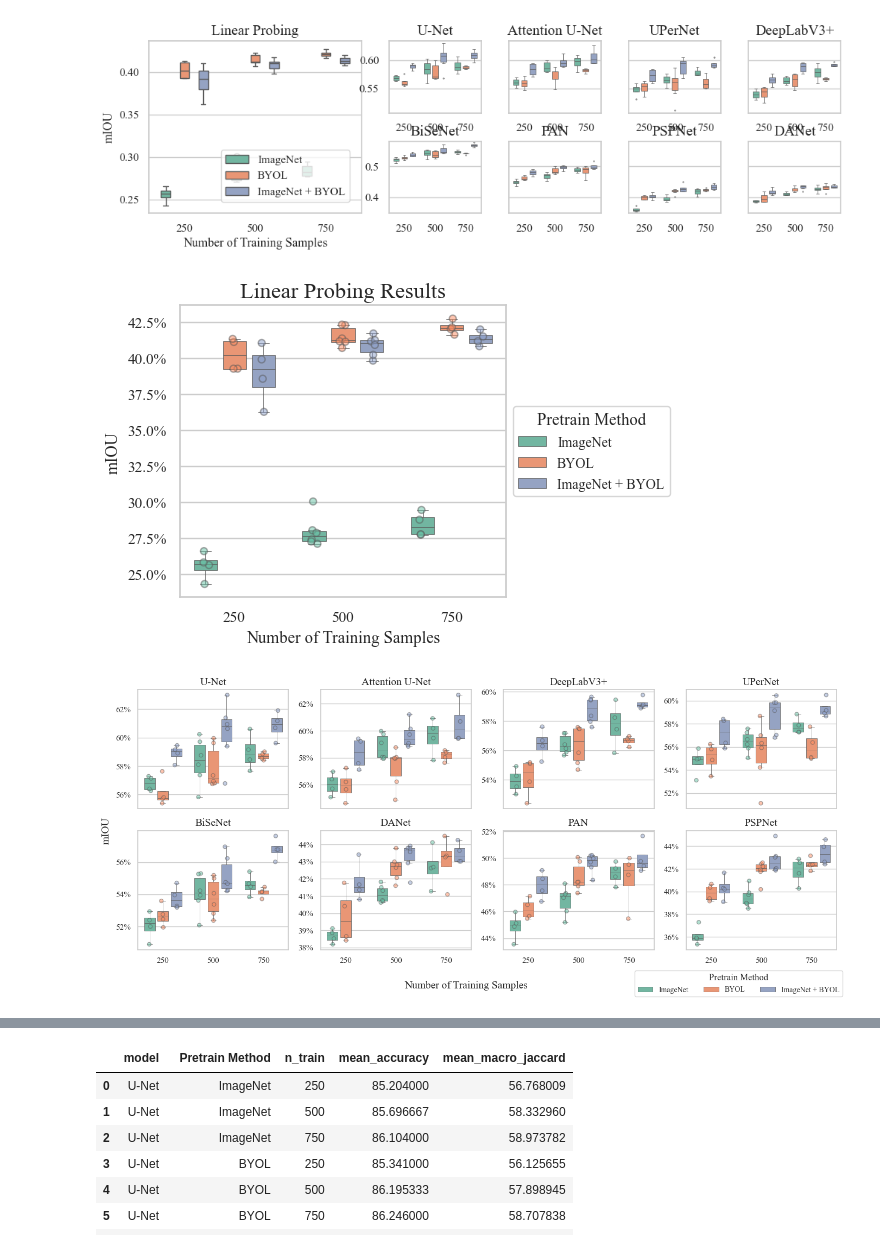
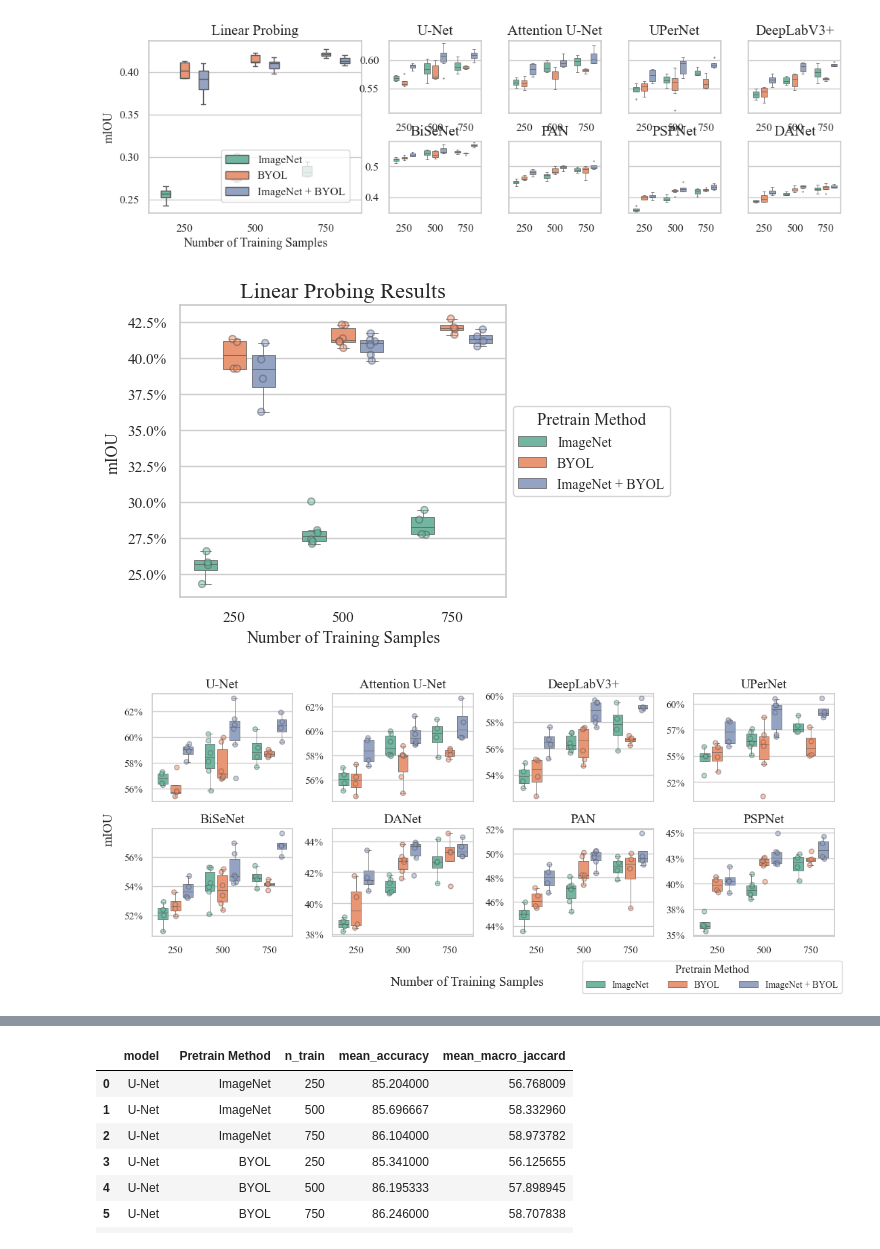
Before and after one commit to DakotaHester/ms-land-cover, a Jupyter notebook: pretrain_results.ipynb, the cells around one changed output, grey strips where cells are left out. Saved outputs shown, nothing was run; the diff lists cells and outputs as text; code cells hidden in the pictures.

```diff
--- a/pretrain_results.ipynb
+++ b/pretrain_results.ipynb
@@ -398,39 +414,40 @@ finetune_df = finetune_df.sort_values('model')
 finetune_df['n_train'] = finetune_df['n_train'].astype(int)
 
 # --- Plotting ---
+size = 3.2
 fig, axes = plt.subplots(2, 4, figsize=(3.5*size, 1.5*size), sharey=False, sharex=True)
 axes = axes.flatten() # Flatten for easy iteration
 
 for i, model in enumerate(model_order):
     ax = axes[i]
     subset = finetune_df[finetune_df['model'] == model]
 
     sns.boxplot(data=subset, x='n_train', y='macro_jaccard', hue='Pretrain Method',
                 ax=ax, dodge=True, palette='Set2',
                 legend=True if i == 0 else False, gap=0.2, fliersize=4, linewidth=0.5, showfliers=False)
     sns.stripplot(data=subset, x='n_train', y='macro_jaccard', hue='Pretrain Method',
                   ax=ax, dodge=True, palette='Set2', alpha=0.5, linewidth=1, edgecolor='gray', legend=False)
 
     ax.set_title(model, fontsize=14)
     ax.set_ylabel('') # Clear individual y-labels
     ax.set_xlabel('') # Clear individual x-labels
     ax.yaxis.set_major_formatter(PercentFormatter(1.0, decimals=0))
 
 # Set shared labels
 fig.supylabel('mIOU', fontsize=14)
 fig.supxlabel('Number of Training Samples', fontsize=14)
 
 # Create and place a single legend for the whole figure
 handles, labels = axes[0].get_legend_handles_labels()
-fig.legend(handles, labels, loc='lower right', bbox_to_anchor=(1, 0), ncol=3, title='Pretrain Method', fontsize=10)
+fig.legend(handles, labels, loc='lower right', bbox_to_anchor=(1, -0.02), ncol=3, title='Pretrain Method', fontsize=10)
 axes[0].legend_.remove()  # Remove the legend from the first subplot
 
 # plt.tight_layout(rect=[0.03, 0.03, 1, 1]) # Adjust layout to make room for legend
 fig.tight_layout()
 
-plt.savefig('./paper/images/finetuning_results.pdf')
-plt.savefig('./paper/images/finetuning_results.png', dpi=300)
+plt.savefig('./paper/images/finetuning_results.pdf', bbox_inches='tight')
+plt.savefig('./paper/images/finetuning_results.png', dpi=300, bbox_inches='tight')
 plt.show()
 # %% [output]
 [figure]
-[figure, old version]
+[figure, new version]
```
Also changed, not shown: parts of 8 cells of this notebook, 20 other files.
